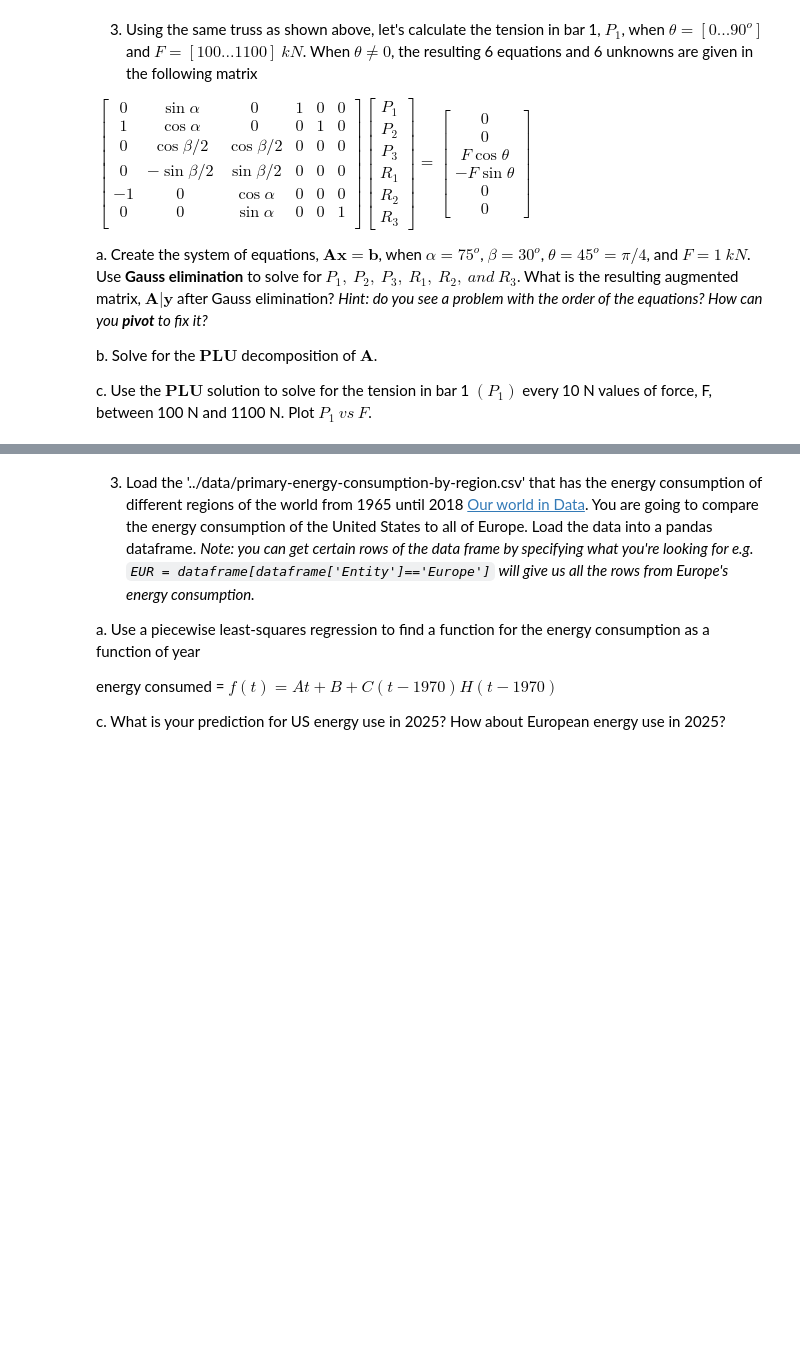
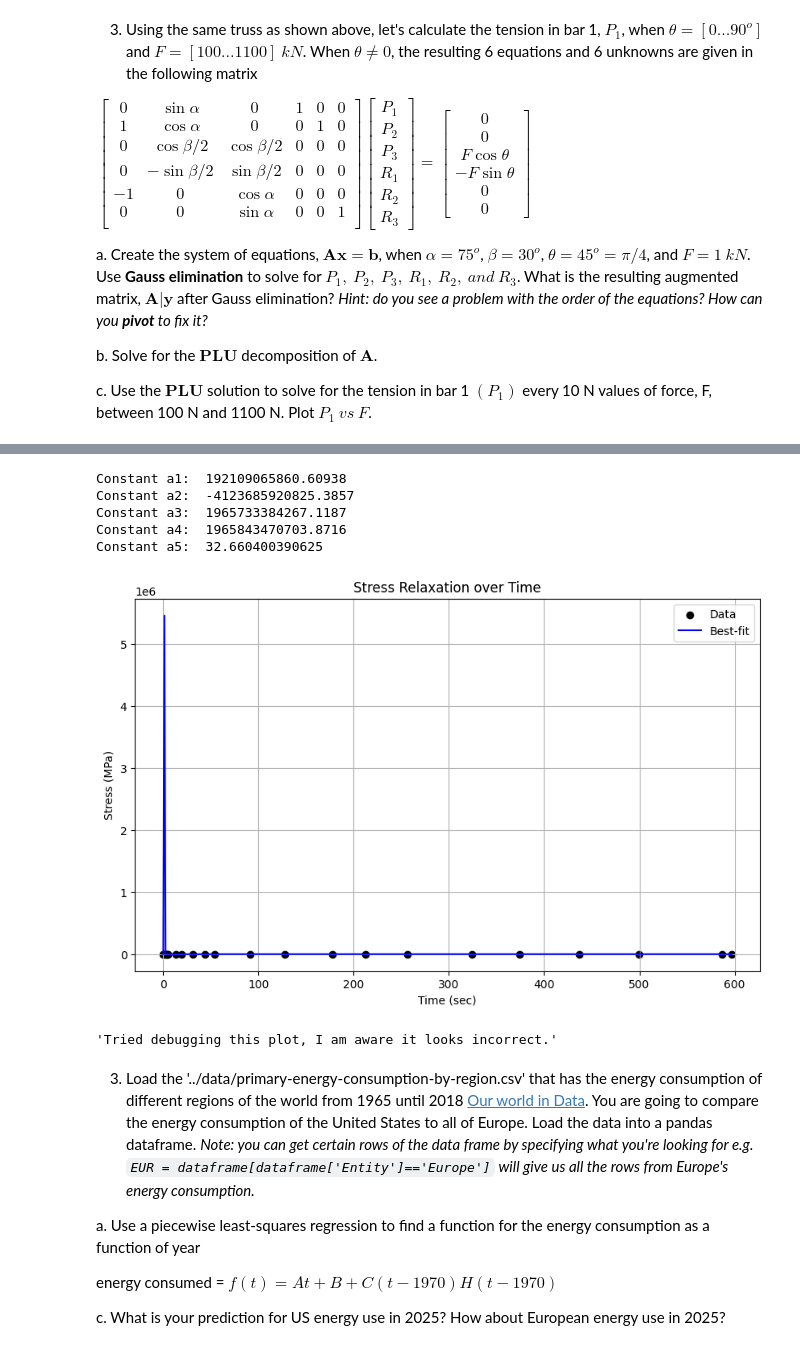
Before and after one commit to jackseitz/computational-mechanics, a Jupyter notebook: _sources/module_04/HW_04.ipynb, the cells around one changed output, grey strips where cells are left out. Drawn from its saved outputs; the diff is of its cells as text; code cells hidden in the pictures; blank space fills up the shorter version.

```diff
--- a/_sources/module_04/HW_04.ipynb
+++ b/_sources/module_04/HW_04.ipynb
@@ -245,3 +549,19 @@ b. Create a $\mathbf{Z}$-matrix to perform the least-squares regression for the
 c. Solve for the constants, $a_1,~a_2,~a_3,~a_4~,a_5$
 
 d. Plot the best-fit function and the data from `../data/stress_relax.dat` _Use at least 50 points in time to get a smooth best-fit line._
+# %%
+#Part a
+file_path = '../data/stress_relax.dat'
+
+data = np.loadtxt(file_path, delimiter=',', skiprows=1)
+
+time = data[:, 0]
+stress = data[:, 1]
+# %%
+#Part b
+tau = [1/8, 1/11, 1/33, 1/111]
+
+Z = np.column_stack((np.exp(-time/tau[0]), np.exp(-time/tau[1]), np.exp(-time/tau[2]), np.exp(-time/tau[3]), np.ones_like(time)))
+
+print("Z matrix: ")
+print(Z)
@@ -248,3 +586,38 @@ d. Plot the best-fit function and the data from `../data/stress_relax.dat` _Use
+# %%
+#Part c
+coefficients, residuals, rank, s = np.linalg.lstsq(Z, stress, rcond=None)
+print("Constant a1: ", coefficients[0])
+print("Constant a2: ", coefficients[1])
+print("Constant a3: ", coefficients[2])
+print("Constant a4: ", coefficients[3])
+print("Constant a5: ", coefficients[4])
+# %% [output]
+Constant a1:  192109065860.60938
+Constant a2:  -4123685920825.3857
+Constant a3:  1965733384267.1187
+Constant a4:  1965843470703.8716
+Constant a5:  32.660400390625
+# %%
+#Part d
+smooth_time = np.linspace(time.min(), time.max(), 500)
+smooth_stress = np.dot(np.column_stack((np.exp(-smooth_time/tau[0]), np.exp(-smooth_time/tau[1]),
+                                        np.exp(-smooth_time/tau[2]), np.exp(-smooth_time/tau[3]),
+                                        np.ones_like(smooth_time))), coefficients)
+
+plt.figure(figsize=(10, 6))
+plt.scatter(time, stress, label='Data', color='black')
+plt.plot(smooth_time, smooth_stress, label='Best-fit', color='blue')
+plt.title('Stress Relaxation over Time')
+plt.xlabel('Time (sec)')
+plt.ylabel('Stress (MPa)')
+plt.legend()
+plt.grid(True)
+plt.show()
+
+'''Tried debugging this plot, I am aware it looks incorrect.'''
+# %% [output]
+[figure, added]
+'Tried debugging this plot, I am aware it looks incorrect.'
 # %% [markdown]
 3. Load the '../data/primary-energy-consumption-by-region.csv' that has the energy consumption of different regions of the world from 1965 until 2018 [Our world in Data](https://ourworldindata.org/energy).
 You are going to compare the energy consumption of the United States to all of Europe. Load the data into a pandas dataframe. *Note: you can get certain rows of the data frame by specifying what you're looking for e.g.
```
Also changed, not shown: parts of 18 cells of this notebook, 54 other files.
